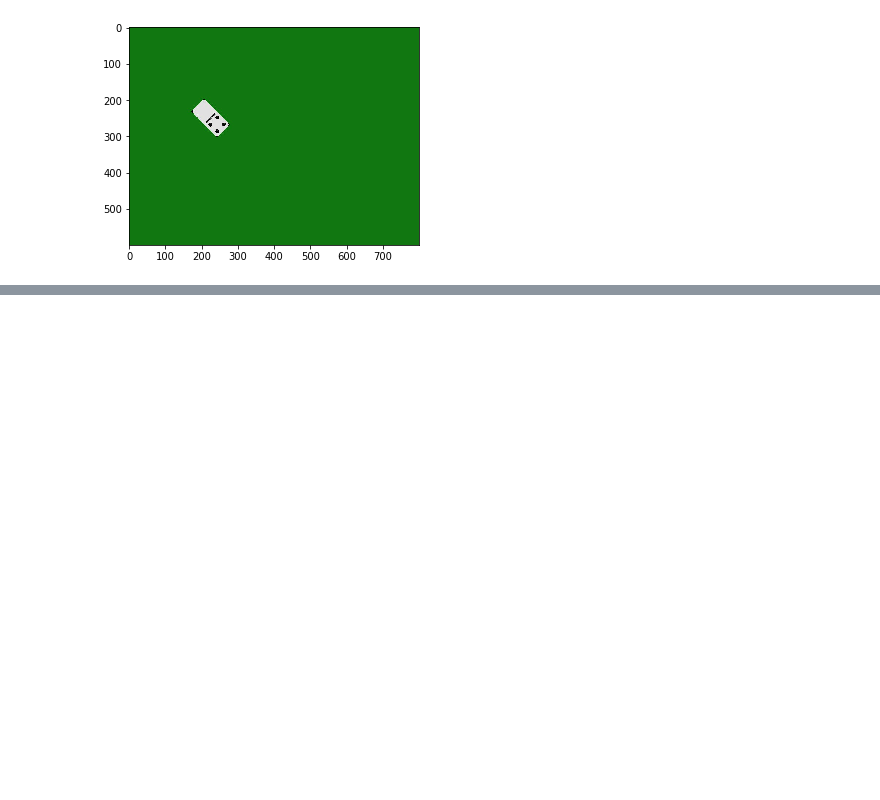
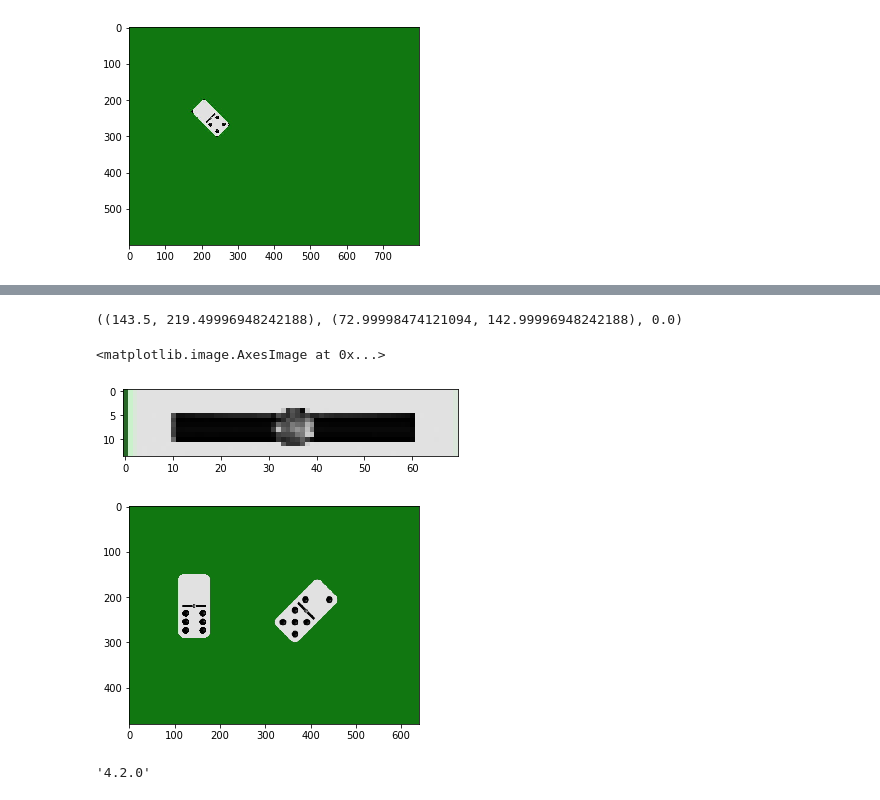
Before and after one commit to XCoret/R2-MINO, a Jupyter notebook: code/modulVisio.ipynb, the cells around one changed output, grey strips where cells are left out. Drawn from its saved outputs; the diff is of its cells as text; code cells hidden in the pictures; blank space fills up the shorter version.

Commit message:
Modul Visio

```diff
--- a/code/modulVisio.ipynb
+++ b/code/modulVisio.ipynb
@@ -186,0 +330,67 @@ Rotacio: -45.0
+# %%
+import cv2 as cv
+import numpy as np
+from matplotlib import pyplot as plt
+import visio as v
+
+
+
+frame = cv.imread('src/test1fitxa.jpg')
+im = frame.copy()
+rows,cols,_ = im.shape
+print(v.getFirstFeatures(frame))
+posicio,midaFitxa,rotacio = v.getFirstFeatures(frame)
+
+x = int(posicio[0])
+y = int(posicio[1])
+
+
+width = int(midaFitxa[0])
+height = int(midaFitxa[1])
+
+centerX = int(cols/2)
+centerY = int(rows/2)
+
+h_gap = centerX - x
+v_gap = centerY - y
+
+
+# Traslacio al centre
+M = np.float32([[1,0,h_gap],[0,1,v_gap]])
+dst = cv.warpAffine(im,M,(cols,rows))
+
+# Rotacio
+if width > height:
+    rotacio = 90+rotacio
+else:
+    temp = width
+    width = height
+    height = temp
+
+M = cv.getRotationMatrix2D((cols/2,rows/2),rotacio,1)
+dst = cv.warpAffine(dst,M,(cols,rows))
+
+#dst = cv.circle(dst,(centerX,centerY), 5, (255,255,0), -1)
+
+
+
+templateHeight = height*0.2
+templateWidth = width*0.5
+
+template = dst[ centerY-int(templateHeight*0.5):centerY+int(templateHeight*0.5) , centerX-int(templateWidth*0.5) : centerX+int(templateWidth*0.5)]
+
+
+plt.figure()
+plt.imshow(template,'gray')
+plt.figure()
+plt.imshow(im,'gray')
+# %% [output]
+((143.5, 219.49996948242188), (72.99998474121094, 142.99996948242188), 0.0)
+<matplotlib.image.AxesImage at 0x...>
+[figure, added]
+[figure, added]
+# %%
+import cv2
+cv2.__version__
+# %% [output]
+'4.2.0'
```
Also changed, not shown: parts of 4 cells of this notebook, 7 other files.
